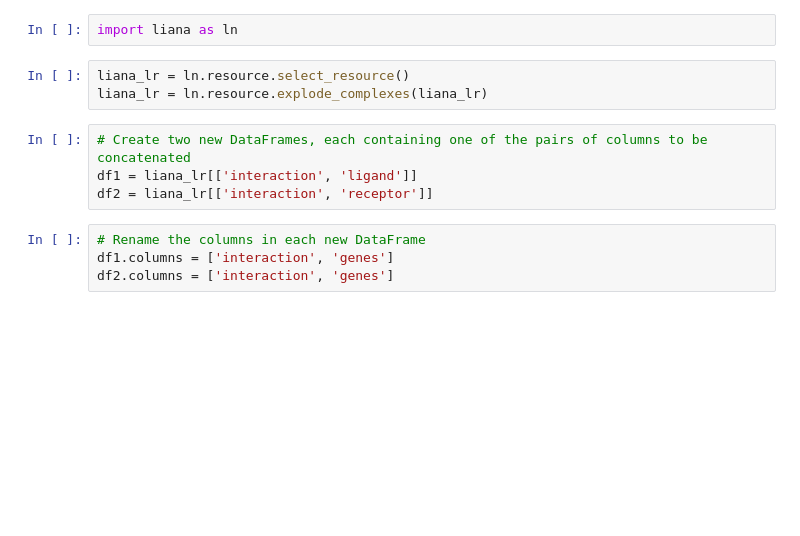
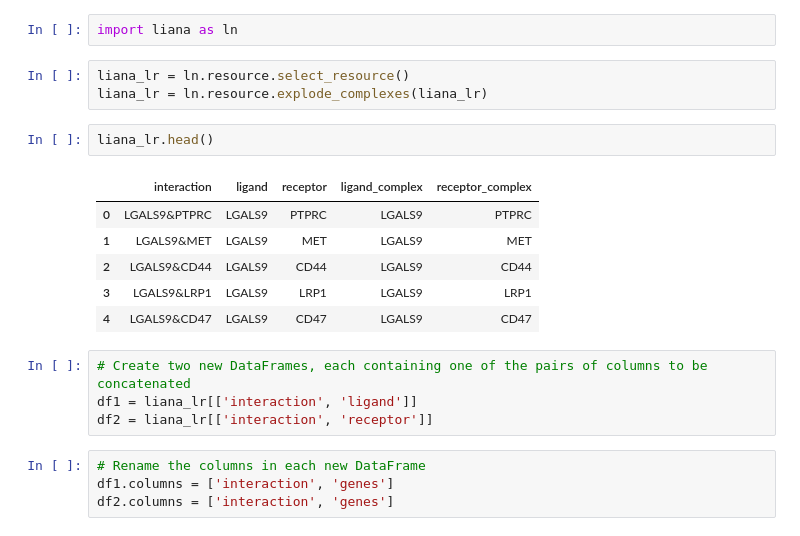
Before and after one commit to tomoya-megane/tutorial_decoupler-py, a Jupyter notebook: 08_bulk.ipynb, the cells around one changed output. Saved outputs shown, nothing was run; the diff lists cells and outputs as text; blank space fills up the shorter version.

```diff
--- a/08_bulk.ipynb
+++ b/08_bulk.ipynb
@@ -690,6 +760,15 @@ import liana as ln
 # %%
 liana_lr = ln.resource.select_resource()
 liana_lr = ln.resource.explode_complexes(liana_lr)
+# %%
+liana_lr.head()
+# %% [output]
+|  | interaction | ligand | receptor | ligand_complex | receptor_complex |
+| 0 | LGALS9&PTPRC | LGALS9 | PTPRC | LGALS9 | PTPRC |
+| 1 | LGALS9&MET | LGALS9 | MET | LGALS9 | MET |
+| 2 | LGALS9&CD44 | LGALS9 | CD44 | LGALS9 | CD44 |
+| 3 | LGALS9&LRP1 | LGALS9 | LRP1 | LGALS9 | LRP1 |
+| 4 | LGALS9&CD47 | LGALS9 | CD47 | LGALS9 | CD47 |
 # %%
 # Create two new DataFrames, each containing one of the pairs of columns to be concatenated
 df1 = liana_lr[['interaction', 'ligand']]
```
Also changed, not shown: parts of 15 cells of this notebook, 3 other files.
